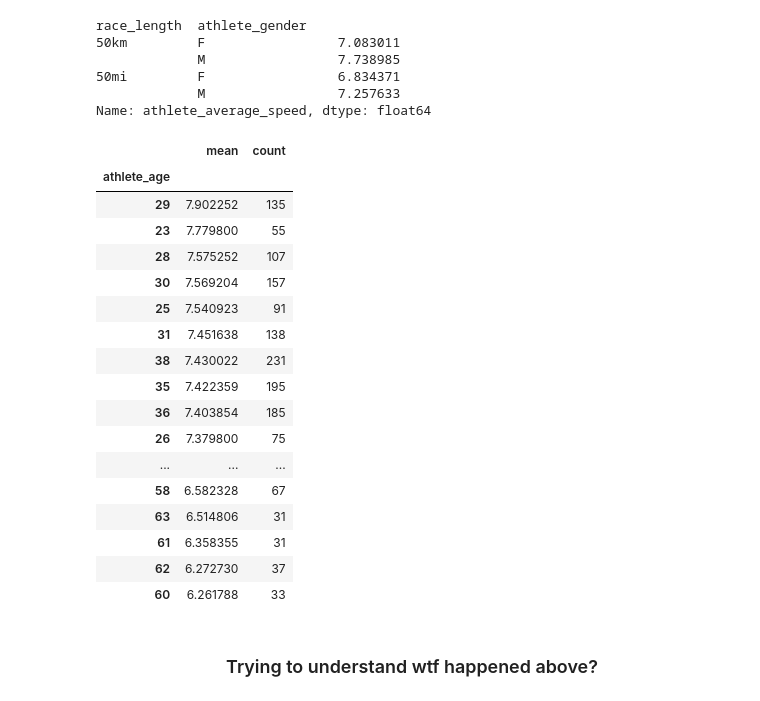
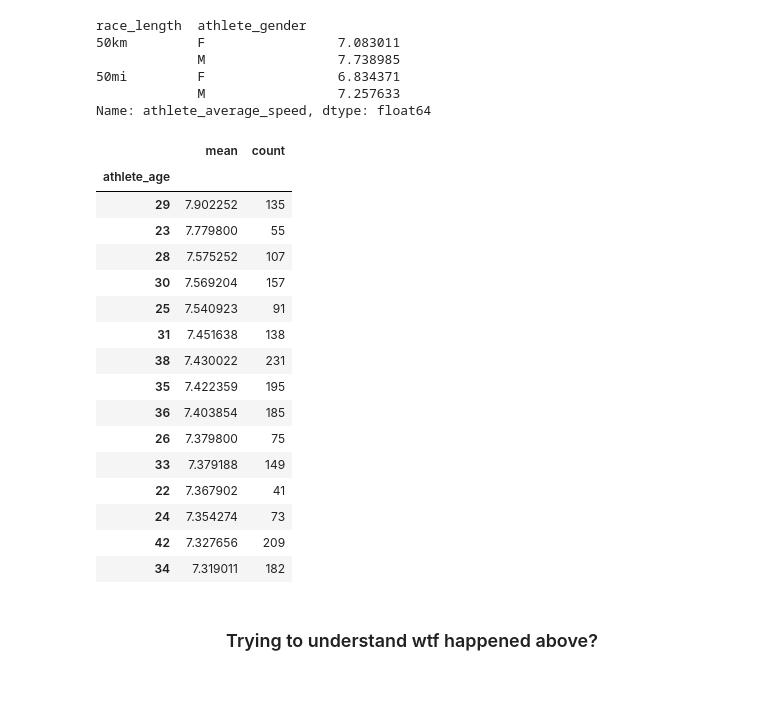
Before and after one commit to corpsedust/Python_Stuff, a Jupyter notebook: EDA_Project_1.ipynb, the cells around one changed output. Cells and saved outputs as stored; diff of their text form; code cells hidden in the pictures.

```diff
--- a/EDA_Project_1.ipynb
+++ b/EDA_Project_1.ipynb
@@ -774,26 +774,25 @@ Name: athlete_average_speed, dtype: float64
 # %%
 #What age groups are the best in the 50m Race (20 + race minimum)
 
-df3.query("race_length == '50mi'").groupby("athlete_age")["athlete_average_speed"].agg(["mean","count"]).sort_values("mean", ascending = False).query("count > 19")
+df3.query("race_length == '50mi'").groupby("athlete_age")["athlete_average_speed"].agg(["mean","count"]).sort_values("mean", ascending = False).query("count > 19").head(15)
 # %% [output]
 |  | mean | count |
 | athlete_age |  |  |
 | 29 | 7.902252 | 135 |
 | 23 | 7.779800 | 55 |
 | 28 | 7.575252 | 107 |
 | 30 | 7.569204 | 157 |
 | 25 | 7.540923 | 91 |
 | 31 | 7.451638 | 138 |
 | 38 | 7.430022 | 231 |
 | 35 | 7.422359 | 195 |
 | 36 | 7.403854 | 185 |
 | 26 | 7.379800 | 75 |
-| ... | ... | ... |
-| 58 | 6.582328 | 67 |
-| 63 | 6.514806 | 31 |
-| 61 | 6.358355 | 31 |
-| 62 | 6.272730 | 37 |
-| 60 | 6.261788 | 33 |
+| 33 | 7.379188 | 149 |
+| 22 | 7.367902 | 41 |
+| 24 | 7.354274 | 73 |
+| 42 | 7.327656 | 209 |
+| 34 | 7.319011 | 182 |
 # %% [markdown]
 <h3 style = "text-align : center">Trying to understand wtf happened above?</h3>
 # %%
```
Also changed, not shown: parts of 27 cells of this notebook.
